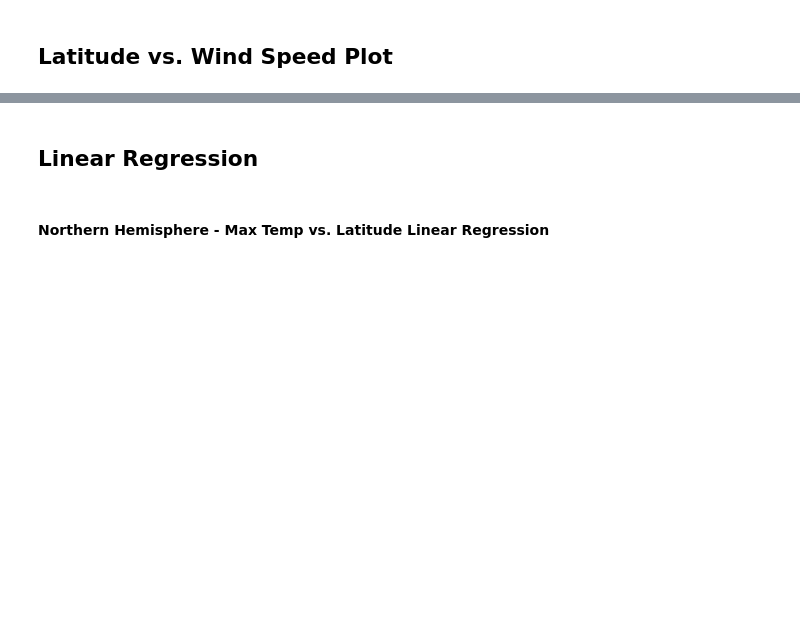
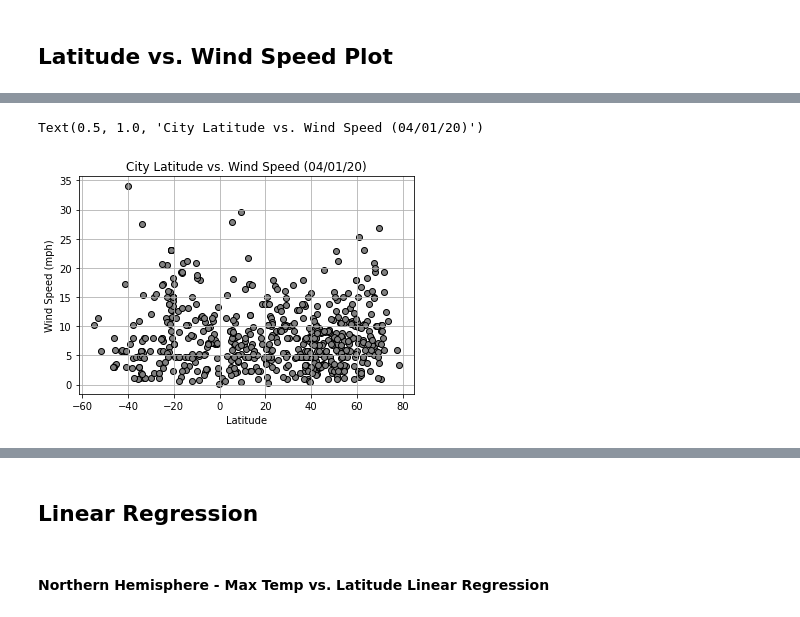
Before and after one commit to zachherington/python-api-challenge, a Jupyter notebook: Homework/starter_code/WeatherPy_hw_submission.ipynb, the cells around one changed output, grey strips where cells are left out. Saved outputs shown, nothing was run; the diff lists cells and outputs as text; code cells hidden in the pictures; blank space fills up the shorter version.

```diff
--- a/Homework/starter_code/WeatherPy_hw_submission.ipynb
+++ b/Homework/starter_code/WeatherPy_hw_submission.ipynb
@@ -158,0 +243,11 @@ Int64Index([], dtype='int64')
+# %%
+# Fig #1: Temperature vs. Latitude
+
+plt.scatter(citydf['Latitude'],citydf['Wind Speed'], c = 'grey', edgecolor = 'k')
+plt.grid()
+plt.xlabel('Latitude')
+plt.ylabel('Wind Speed (mph)')
+plt.title(f'City Latitude vs. Wind Speed (04/01/20)')
+# %% [output]
+Text(0.5, 1.0, 'City Latitude vs. Wind Speed (04/01/20)')
+[figure, added]
```
Also changed, not shown: parts of 42 cells of this notebook, 24 other files.
